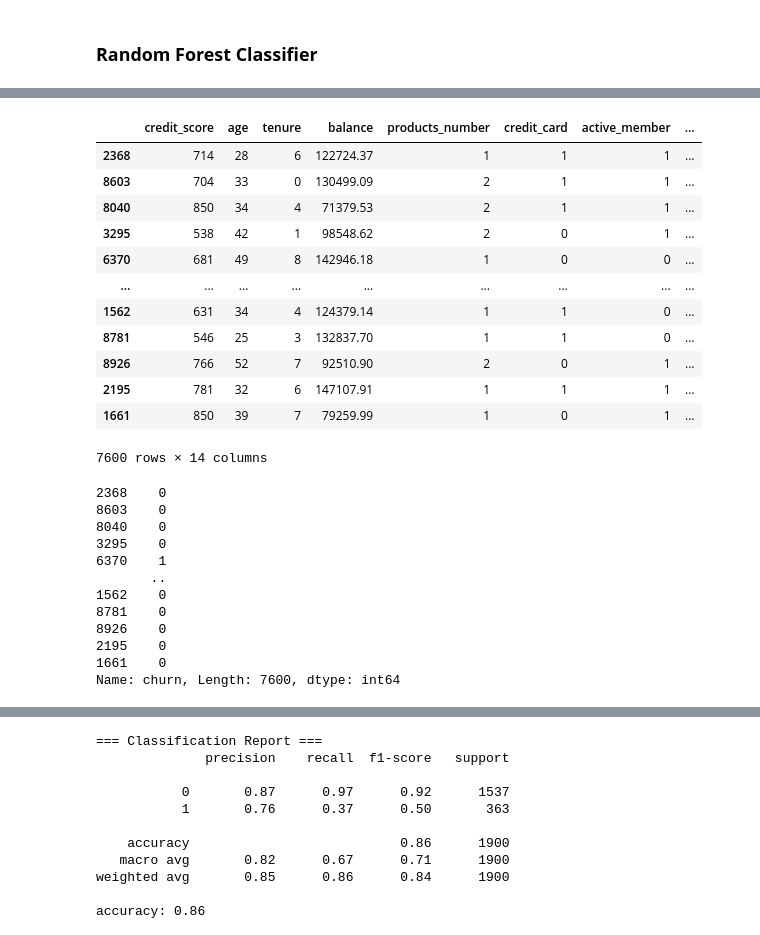
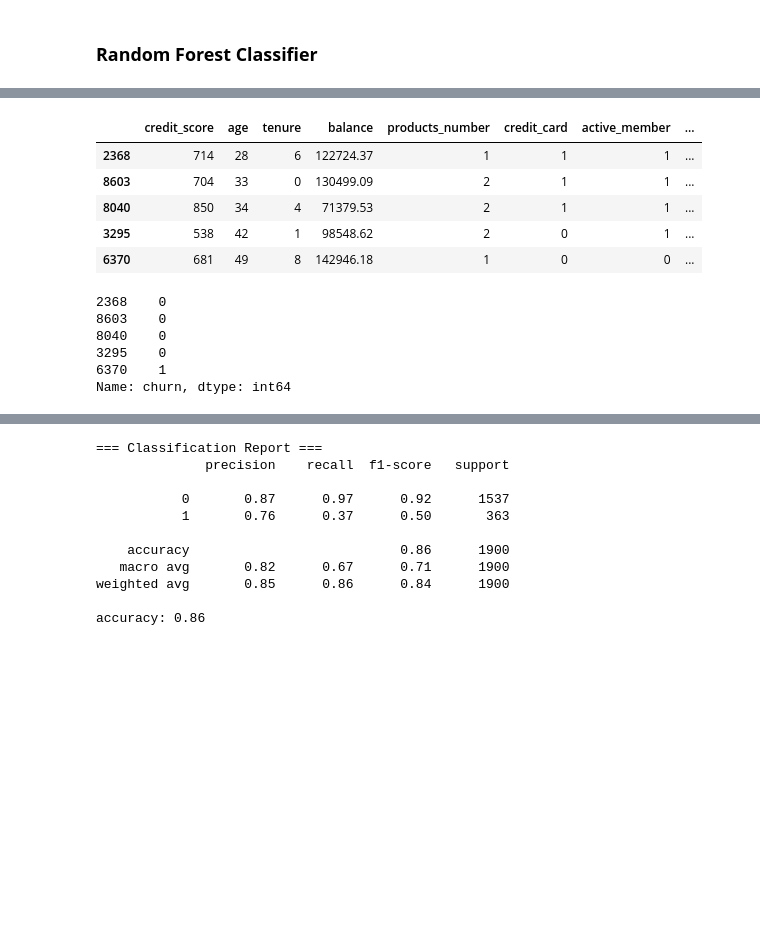
Before and after one commit to smartestnerdfromtown/Data-Science-Projects, a Jupyter notebook: Bank Customer Churn/analysis.ipynb, the cells around one changed output, grey strips where cells are left out. Saved outputs shown, nothing was run; the diff lists cells and outputs as text; code cells hidden in the pictures; blank space fills up the shorter version.

```diff
--- a/Bank Customer Churn/analysis.ipynb
+++ b/Bank Customer Churn/analysis.ipynb
@@ -242,31 +235,18 @@ df_pipeline
 # %%
-X_train
+X_train.head()
 # %% [output]
 |  | credit_score | age | tenure | balance | products_number | credit_card | active_member | ... |
 | 2368 | 714 | 28 | 6 | 122724.37 | 1 | 1 | 1 | ... |
 | 8603 | 704 | 33 | 0 | 130499.09 | 2 | 1 | 1 | ... |
 | 8040 | 850 | 34 | 4 | 71379.53 | 2 | 1 | 1 | ... |
 | 3295 | 538 | 42 | 1 | 98548.62 | 2 | 0 | 1 | ... |
 | 6370 | 681 | 49 | 8 | 142946.18 | 1 | 0 | 0 | ... |
-| ... | ... | ... | ... | ... | ... | ... | ... | ... |
-| 1562 | 631 | 34 | 4 | 124379.14 | 1 | 1 | 0 | ... |
-| 8781 | 546 | 25 | 3 | 132837.70 | 1 | 1 | 0 | ... |
-| 8926 | 766 | 52 | 7 | 92510.90 | 2 | 0 | 1 | ... |
-| 2195 | 781 | 32 | 6 | 147107.91 | 1 | 1 | 1 | ... |
-| 1661 | 850 | 39 | 7 | 79259.99 | 1 | 0 | 1 | ... |
-7600 rows × 14 columns
 # %%
-y_train
+y_train.head()
 # %% [output]
 2368    0
 8603    0
 8040    0
 3295    0
 6370    1
-       ..
-1562    0
-8781    0
-8926    0
-2195    0
-1661    0
-Name: churn, Length: 7600, dtype: int64
+Name: churn, dtype: int64
```
Also changed, not shown: parts of 7 cells of this notebook.
